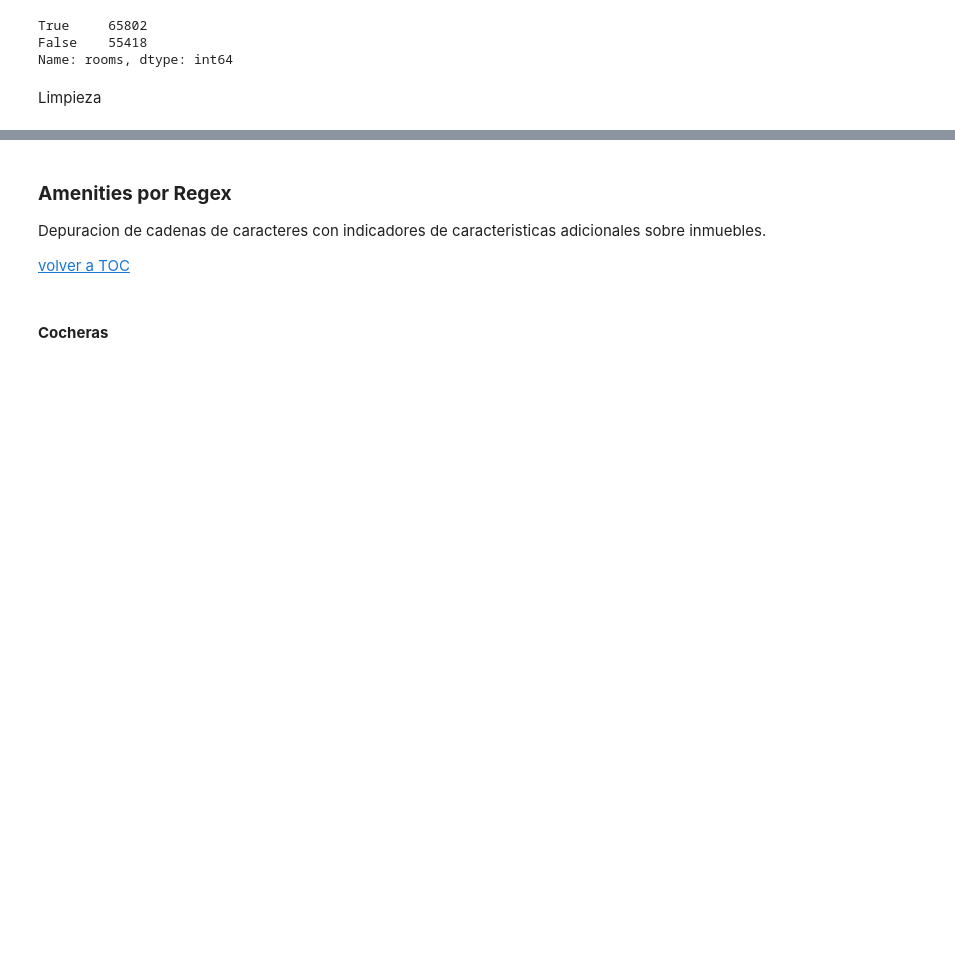
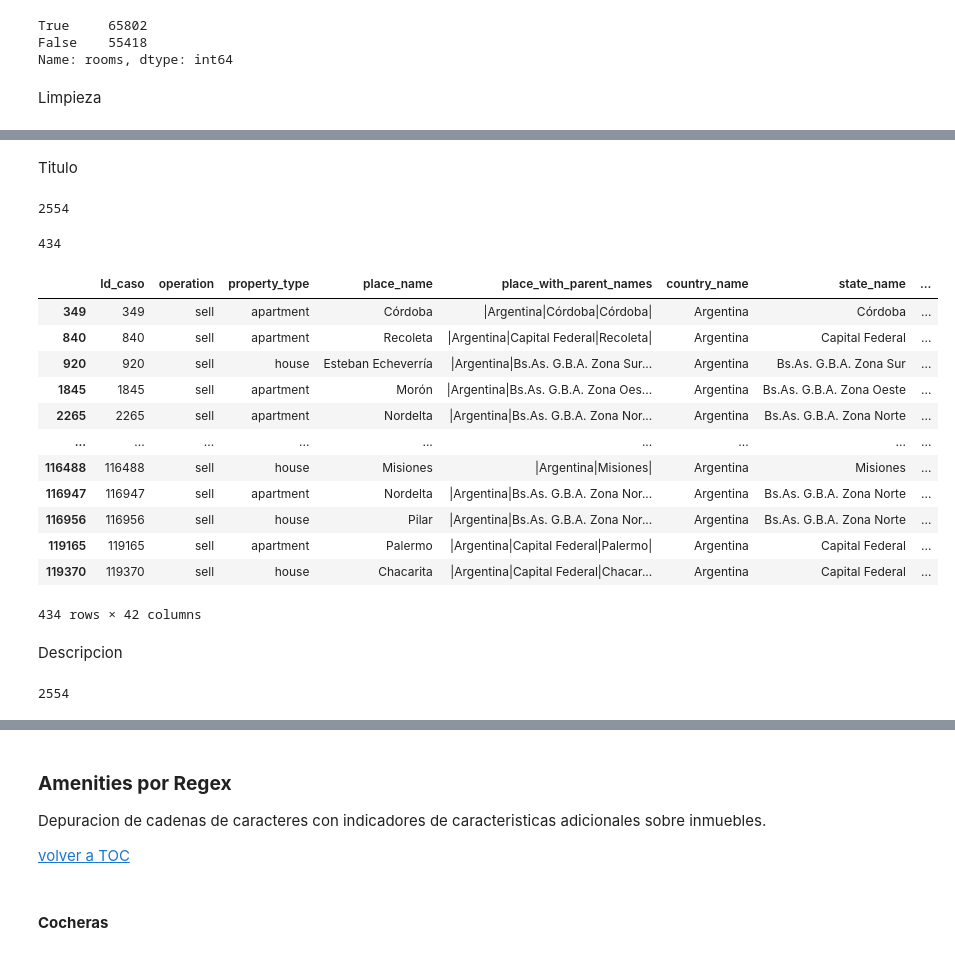
Before and after one commit to mauriciomem/DH_DS_desafio_1_propierati, a Jupyter notebook: final/properati_g2.ipynb, the cells around one changed output, grey strips where cells are left out. Cells and saved outputs as stored; diff of their text form; code cells hidden in the pictures; blank space fills up the shorter version.

Commit message:
version final actualizada

```diff
--- a/final/properati_g2.ipynb
+++ b/final/properati_g2.ipynb
@@ -1154,0 +1291,8 @@ Cantidad de casos nulos despues del proceso: 30253
+# %%
+mask_sin_outliers = data.surface_covered_in_m2_limpio < 307.5
+data_m2 = data.loc[mask_sin_outliers,:]
+z = data_m2.groupby(["state_name", "place_name"])["surface_covered_in_m2_limpio"].count().sort_values(ascending=False)
+valores = pd.DataFrame(z)
+valores
+print(data_m2.shape)
+data_m2.property_type.value_counts()
@@ -1236,12 +1407,11 @@ precios_inmueble_pat = '(usd|u\$d|u\$s|us\$|dolares) ?(\d{2,}(\,|\.)?\d{0,3}(\,|
 precios_inmueble_reg = re.compile(precios_inmueble_pat, flags = re.IGNORECASE)
 
 # Metros inmueble
-metros_inmueble_pat = '(\d{1,4}\,?\.?\d{0,4}) ?(m2|mc|metros|mts)'
+metros_inmueble_pat = '(\d{1,4}\.?\d{0,4}) ?(m2|mc|metros|mts)'
 metros_inmueble_reg = re.compile(metros_inmueble_pat, flags = re.IGNORECASE)
 
-# Ambientes - hay propiedaddes de 20 ambientes o mas?
-#amb_pat = '(\d{1,2})(?= ambientes)'
-amb_pat = '(?<!\-) ([1-2][0-9]?)(?= amb[^o])' # version mejorada
+# Ambientes
+amb_pat = '(?<!\-) ([1-2][0-9]?)(?= amb[^o])'
 amb_reg = re.compile(amb_pat, flags = re.IGNORECASE)
 
 # Cochera
@@ -1261,7 +1431,7 @@ baulera_pat = '(?<!sin )(?<!no incluye )(?<!no posee )baulera(?! no incluye)(?!
 baulera_reg = re.compile(baulera_pat, flags = re.IGNORECASE)
 
 # Balcon
-balcon_pat = '(?<!sin )(?<!no incluye )(?<!no posee )balcon(?! no incluye)(?! no incluida)'
+balcon_pat = '(?<!sin )(?<!no incluye )(?<!no posee )balcon|balcones(?! no incluye)(?! no incluida)'
 balcon_reg = re.compile(balcon_pat, flags = re.IGNORECASE)
 
 # Terraza
@@ -1273,7 +1443,7 @@ lavadero_pat = '(?<!sin )(?<!no incluye )(?<!no posee )lavadero(?! no incluye)(?
 lavadero_reg = re.compile(lavadero_pat, flags = re.IGNORECASE)
 
 # Jardin
-jardin_pat = '(?<!sin )(?<!no incluye )(?<!no posee )jardin(?! no incluye)(?! no incluida)'
+jardin_pat = '(?<!sin )(?<!no incluye )(?<!no posee )jardin|jardines(?! no incluye)(?! no incluida)'
 jardin_reg = re.compile(jardin_pat, flags = re.IGNORECASE)
 # %% [markdown]
 <a id="section_regexp_pre"></a>
@@ -1549,0 +1727,59 @@ data.drop(['rooms_regex_titulo', 'rooms_regex_desc'], axis=1, inplace=True)
+# %% [markdown]
+Titulo
+# %%
+# inmuebles con menos de 25 mt2
+menor_25 = data_m2.surface_covered_in_m2_limpio < 25
+mask1 = data_m2.loc[menor_25,"surface_covered_in_m2_limpio"]
+print(mask1.count())
+data_menor_25 = data_m2.loc[menor_25,:]
+data_menor_25.shape
+
+a = data_menor_25.title.apply(lambda x: metros_inmueble_reg.search(x))
+a.value_counts
+mt2_match = a.apply(lambda x: x if x is None else x.group(1))
+data["menores_25"]= mt2_match
+# %% [output]
+2554
+# %%
+# actualizamos los datos resultantes en la columna limpia
+m = data.menores_25.notnull()
+data.loc[m, "surface_covered_in_m2_limpio"] = data.loc[m, "menores_25"]
+data["surface_covered_in_m2_limpio"] = data["surface_covered_in_m2_limpio"].astype(float)
+# %%
+# registros a eliminar: inmuebles menores de 10 mt2
+menor_10 = data.surface_covered_in_m2_limpio < 10
+mask10 = data.loc[menor_10,"surface_covered_in_m2_limpio"]
+print(mask10.count())
+data_menor_10 = data.loc[menor_10,:]
+data_menor_10
+# %% [output]
+434
+|  | Id_caso | operation | property_type | place_name | place_with_parent_names | country_name | state_name | ... |
+| 349 | 349 | sell | apartment | Córdoba | |Argentina|Córdoba|Córdoba| | Argentina | Córdoba | ... |
+| 840 | 840 | sell | apartment | Recoleta | |Argentina|Capital Federal|Recoleta| | Argentina | Capital Federal | ... |
+| 920 | 920 | sell | house | Esteban Echeverría | |Argentina|Bs.As. G.B.A. Zona Sur... | Argentina | Bs.As. G.B.A. Zona Sur | ... |
+| 1845 | 1845 | sell | apartment | Morón | |Argentina|Bs.As. G.B.A. Zona Oes... | Argentina | Bs.As. G.B.A. Zona Oeste | ... |
+| 2265 | 2265 | sell | apartment | Nordelta | |Argentina|Bs.As. G.B.A. Zona Nor... | Argentina | Bs.As. G.B.A. Zona Norte | ... |
+| ... | ... | ... | ... | ... | ... | ... | ... | ... |
+| 116488 | 116488 | sell | house | Misiones | |Argentina|Misiones| | Argentina | Misiones | ... |
+| 116947 | 116947 | sell | apartment | Nordelta | |Argentina|Bs.As. G.B.A. Zona Nor... | Argentina | Bs.As. G.B.A. Zona Norte | ... |
+| 116956 | 116956 | sell | house | Pilar | |Argentina|Bs.As. G.B.A. Zona Nor... | Argentina | Bs.As. G.B.A. Zona Norte | ... |
+| 119165 | 119165 | sell | apartment | Palermo | |Argentina|Capital Federal|Palermo| | Argentina | Capital Federal | ... |
+| 119370 | 119370 | sell | house | Chacarita | |Argentina|Capital Federal|Chacar... | Argentina | Capital Federal | ... |
+434 rows × 42 columns
+# %% [markdown]
+Descripcion
+# %%
+# inmuebles con menos de 25 mt2
+menor_25 = data_m2.surface_covered_in_m2_limpio < 25
+mask1 = data_m2.loc[menor_25,"surface_covered_in_m2_limpio"]
+print(mask1.count())
+data_menor_25 = data_m2.loc[menor_25,:]
+data_menor_25.shape
+
+a = data_menor_25.description.apply(lambda x: metros_inmueble_reg.search(x))
+a.value_counts
+mt2_match = a.apply(lambda x: x if x is None else x.group(1))
+data["menores_25"]= mt2_match
+# %% [output]
+2554
```
Also changed, not shown: parts of 56 cells of this notebook.
